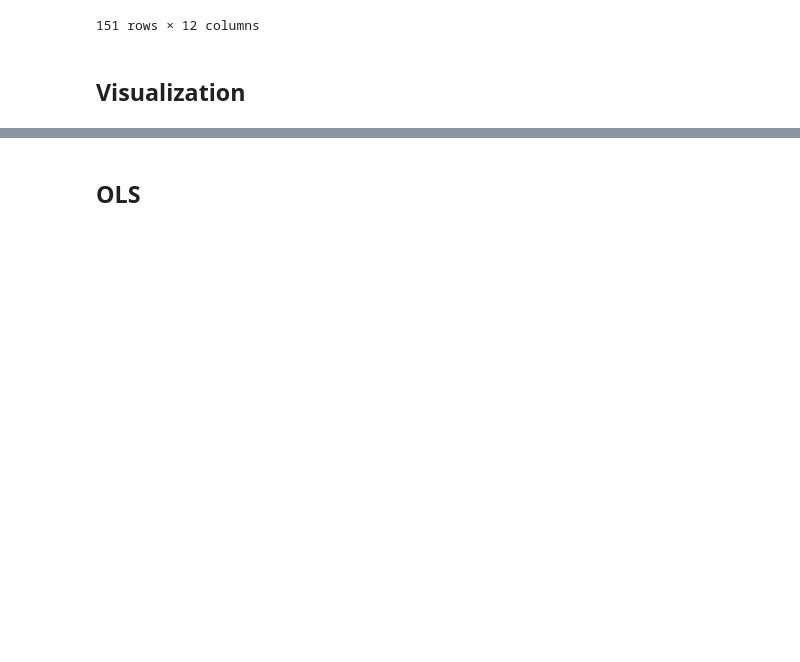
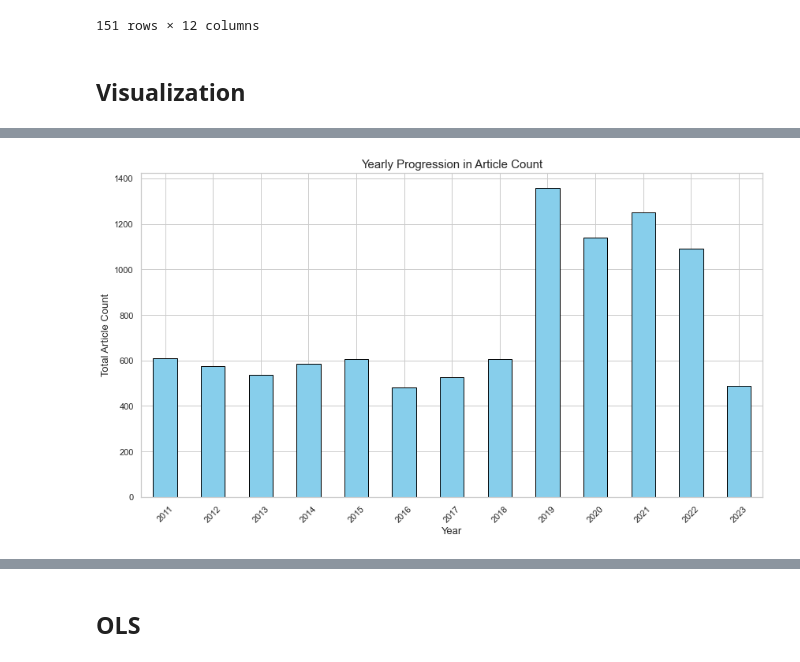
Before and after one commit to LyngeKjems/Climate-News-Project, a Jupyter notebook: Climate News Project/Merged_data.ipynb, the cells around one changed output, grey strips where cells are left out. Saved outputs shown, nothing was run; the diff lists cells and outputs as text; code cells hidden in the pictures; blank space fills up the shorter version.

```diff
--- a/Climate News Project/Merged_data.ipynb
+++ b/Climate News Project/Merged_data.ipynb
@@ -114,0 +148,20 @@ for param in anomaly_parameters:
+# %%
+# Extract year from 'month' column
+merged_df['year'] = merged_df['month'].str.split('-').str[0]
+
+# Group by year and sum the article counts
+yearly_counts = merged_df.groupby('year')['article count'].sum()
+
+# Plot the aggregated data
+plt.figure(figsize=(12, 7))
+yearly_counts.plot(kind='bar', color='skyblue', edgecolor='black')
+
+plt.title('Yearly Progression in Article Count', fontsize=15)
+plt.xlabel('Year', fontsize=13)
+plt.ylabel('Total Article Count', fontsize=13)
+plt.xticks(rotation=45)
+plt.tight_layout()
+
+plt.show()
+# %% [output]
+[figure, added]
```
Also changed, not shown: parts of 8 cells of this notebook.
